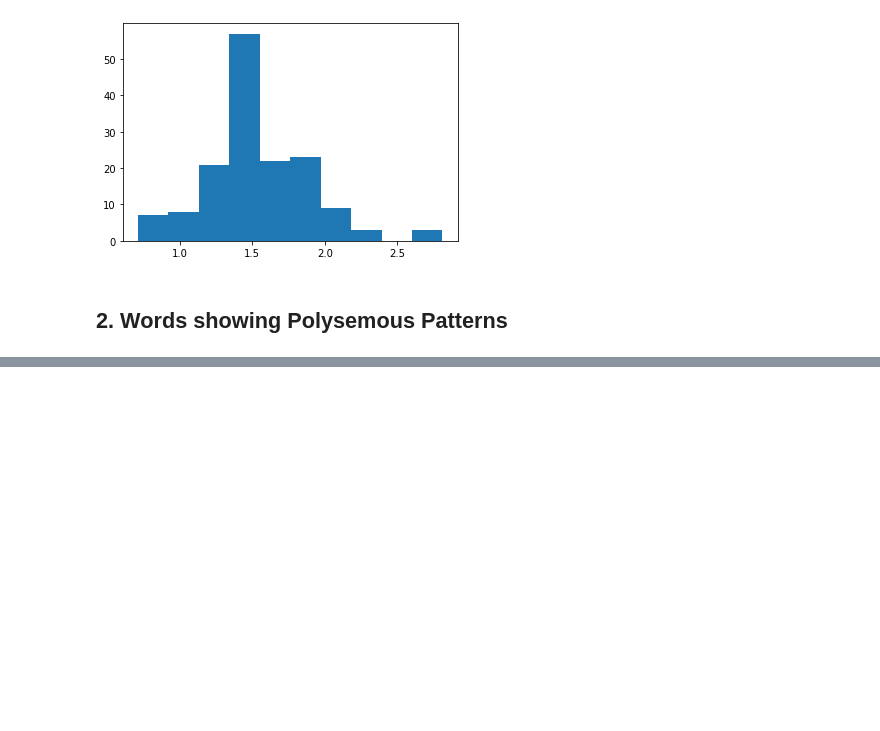
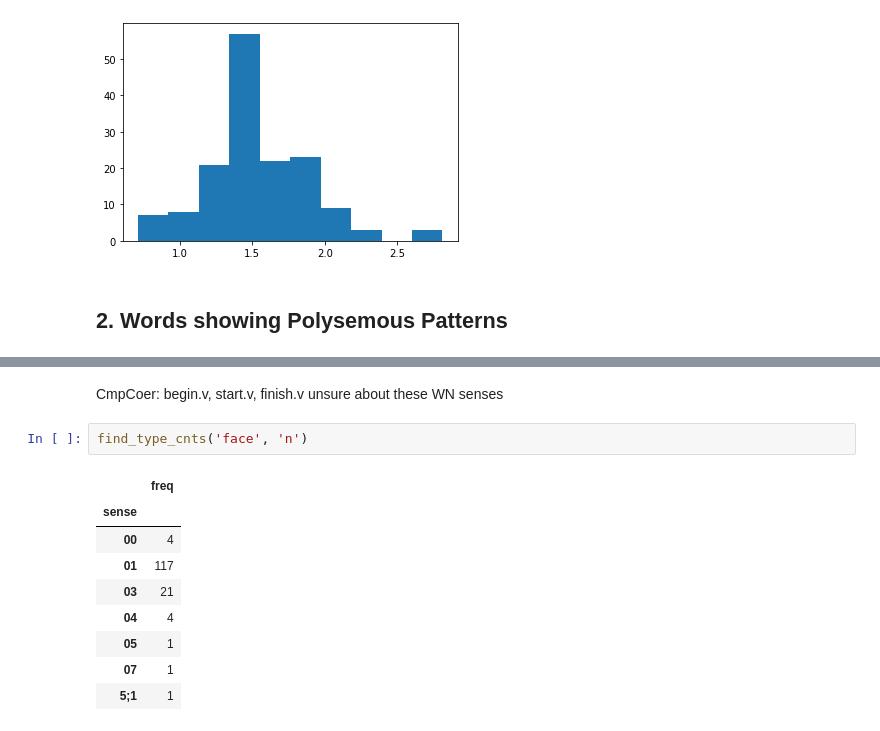
Before and after one commit to sathvikn/bert-wordsense, a Jupyter notebook: codebase/notebooks/choose_words.ipynb, the cells around one changed output, grey strips where cells are left out. Drawn from its saved outputs; the diff is of its cells as text; blank space fills up the shorter version.

```diff
--- a/codebase/notebooks/choose_words.ipynb
+++ b/codebase/notebooks/choose_words.ipynb
@@ -163,0 +293,14 @@ plt.hist(df['entropy'])
+# %% [markdown]
+CmpCoer: begin.v, start.v, finish.v unsure about these WN senses
+# %%
+find_type_cnts('face', 'n')
+# %% [output]
+|  | freq |
+| sense |  |
+| 00 | 4 |
+| 01 | 117 |
+| 03 | 21 |
+| 04 | 4 |
+| 05 | 1 |
+| 07 | 1 |
+| 5;1 | 1 |
```
Also changed, not shown: parts of 22 cells of this notebook.
